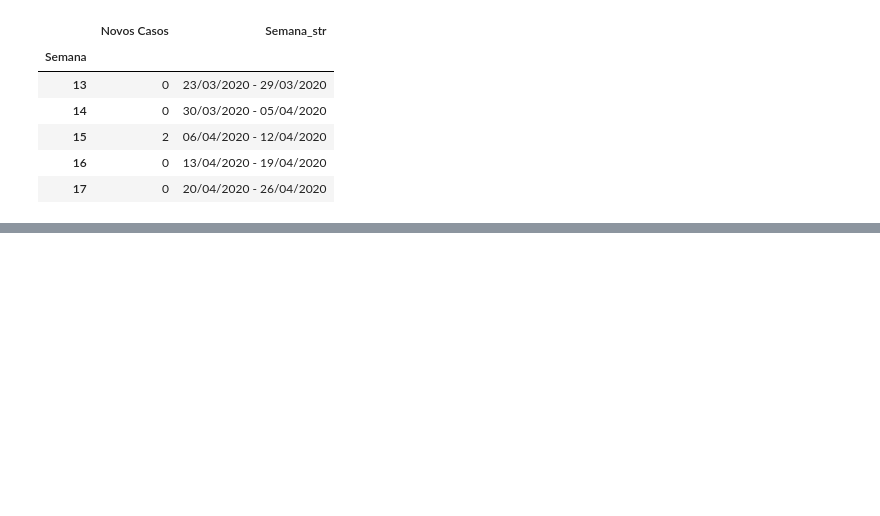
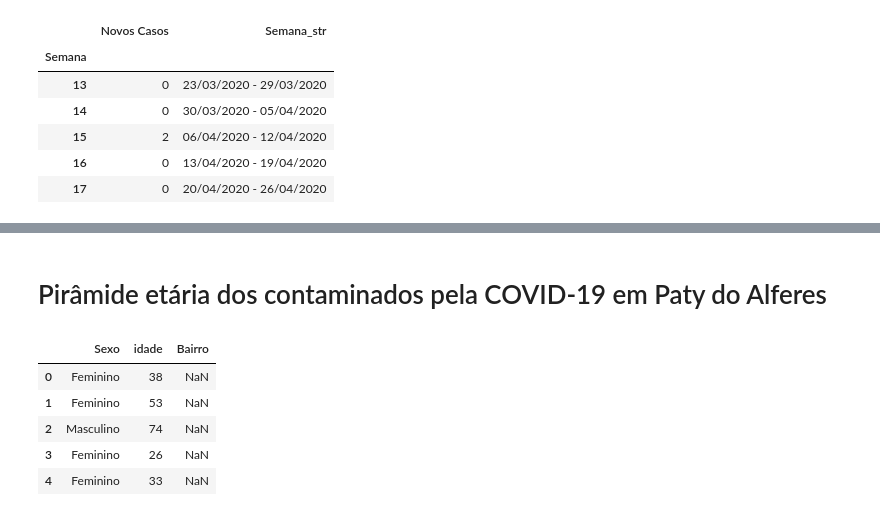
Before and after one commit to fpgdesa/CovidDashboard, a Jupyter notebook: dashboard/Notebook/Dados_Paty.ipynb, the cells around one changed output, grey strips where cells are left out. Saved outputs shown, nothing was run; the diff lists cells and outputs as text; code cells hidden in the pictures; blank space fills up the shorter version.

```diff
--- a/dashboard/Notebook/Dados_Paty.ipynb
+++ b/dashboard/Notebook/Dados_Paty.ipynb
@@ -162,3 +163,5 @@ fig = go.Figure(data=dat_soma_casos, layout=layout)
 py.iplot(fig)
 # %% [output]
 [interactive output not drawn]
+# %% [markdown]
+# Pirâmide etária dos contaminados pela COVID-19 em Paty do Alferes
@@ -164,0 +172,9 @@ py.iplot(fig)
+# %%
+dados_contaminados_paty.head()
+# %% [output]
+|  | Sexo | idade | Bairro |
+| 0 | Feminino | 38 | NaN |
+| 1 | Feminino | 53 | NaN |
+| 2 | Masculino | 74 | NaN |
+| 3 | Feminino | 26 | NaN |
+| 4 | Feminino | 33 | NaN |
```
Also changed, not shown: parts of 6 cells of this notebook, 1 other file.
